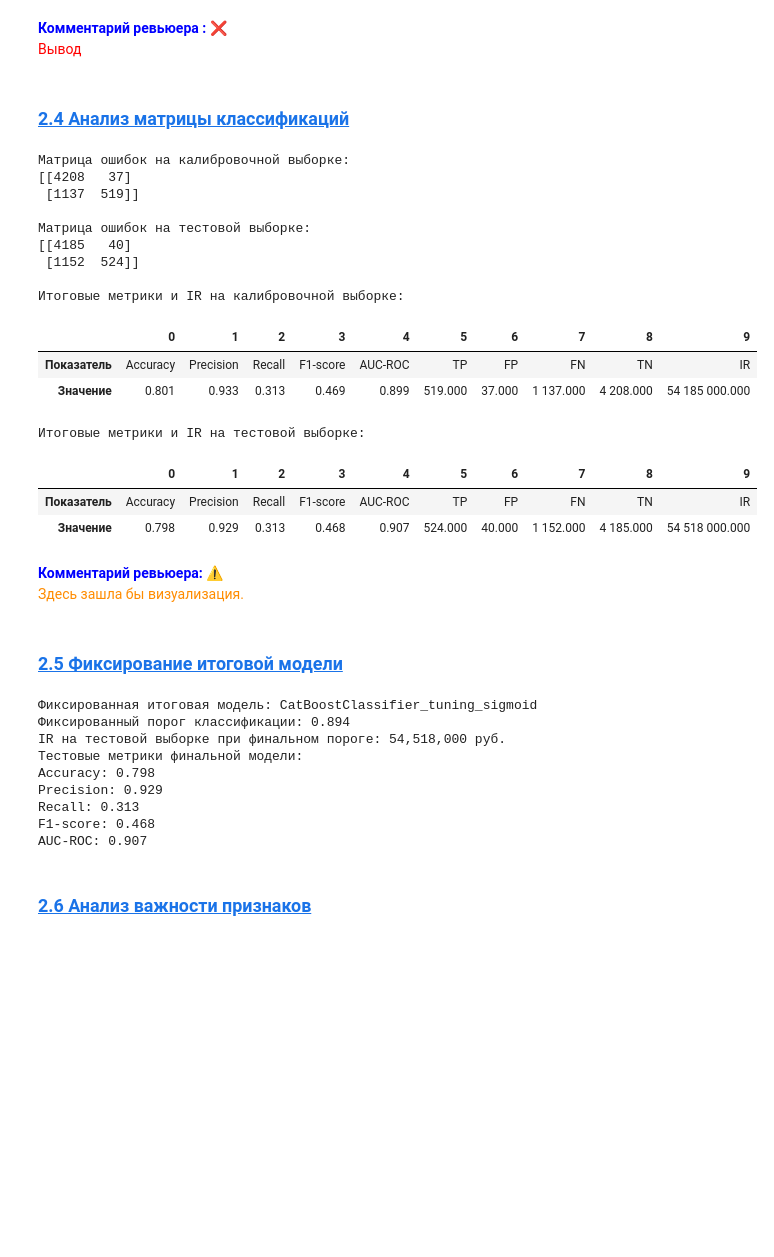
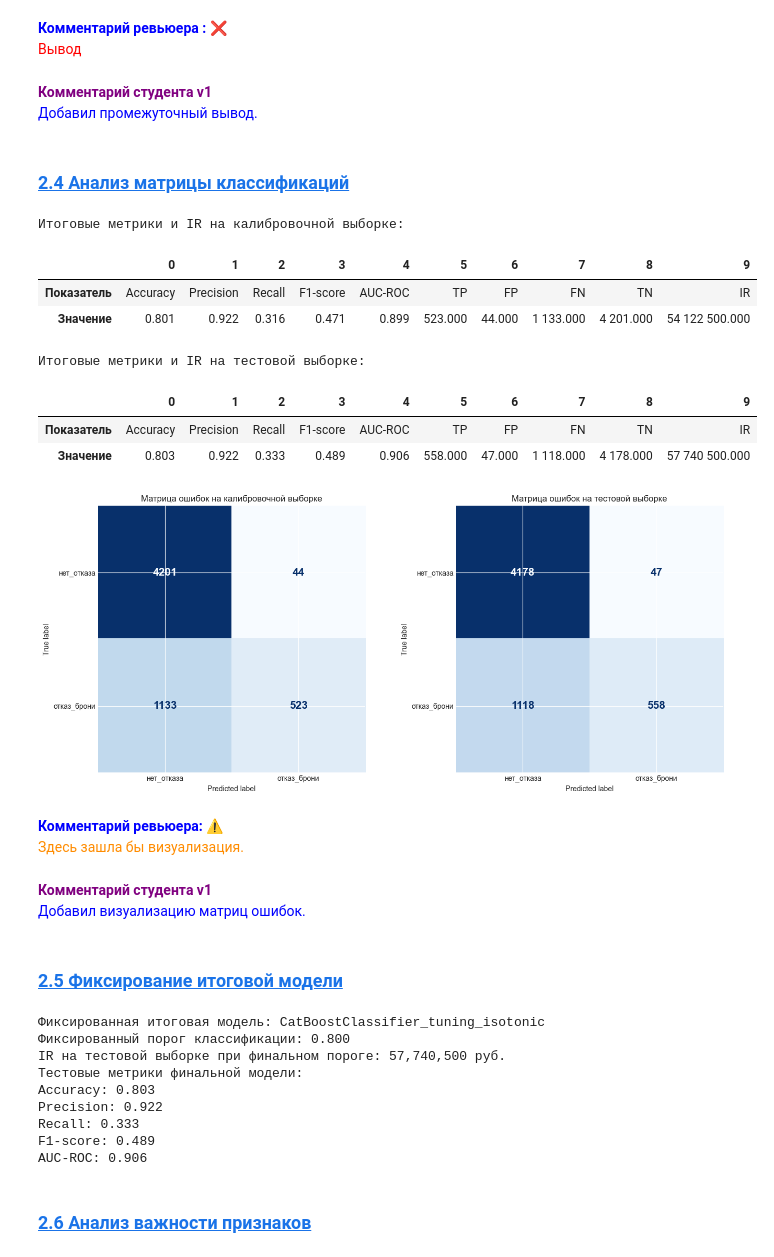
Before and after one commit to MEYakunin/Sprint17_Booking_Cancellation_Predict, a Jupyter notebook: Sprint17_Booking_Cancellation_Predict_ver_1.ipynb, the cells around one changed output. Cells and saved outputs as stored; diff of their text form; code cells hidden in the pictures; blank space fills up the shorter version.

```diff
--- a/Sprint17_Booking_Cancellation_Predict_ver_1.ipynb
+++ b/Sprint17_Booking_Cancellation_Predict_ver_1.ipynb
@@ -1470,7 +1472,7 @@ MODEL_CONFIGS = {
     'LGBMClassifier': {
         'class': lightgbm_base,
         'suggest': lambda t: {
-            'n_estimators': t.suggest_int('n_estimators', 100, 1500),
+            'n_estimators': t.suggest_int('n_estimators', 100, 1000),
             'learning_rate': t.suggest_float('learning_rate', 0.01, 0.1, log=True),
             'num_leaves': t.suggest_int('num_leaves', 20, 200),
             'max_depth': t.suggest_int('max_depth', 3, 10),
@@ -1484,7 +1486,7 @@ MODEL_CONFIGS = {
     'CatBoostClassifier': {
         'class': catboost_base,
         'suggest': lambda t: {
-            'iterations': t.suggest_int('iterations', 100, 1500),
+            'iterations': t.suggest_int('iterations', 100, 1000),
             'learning_rate': t.suggest_float('learning_rate', 0.01, 0.1, log=True),
             'depth': t.suggest_int('depth', 3, 10),
             'l2_leaf_reg': t.suggest_float('l2_leaf_reg', 1, 15, log=True),
@@ -1543,7 +1545,7 @@ for name in MODEL_CONFIGS:
     )
     study.optimize(
         lambda trial, n=name: objective(trial, n, X_train, y_train),
-        n_trials=15,
+        n_trials=10,
         n_jobs=-1,
         show_progress_bar=False
     )
@@ -1823,6 +1814,6 @@ display(calibrated_metrics[calibrated_metrics['Модель'] == best_calibrated
 # %%
 # Поиск оптимального порога классификации на калибровочной выборке
-thresholds = np.linspace(0.05, 1, num=100)
+thresholds = np.linspace(0.05, 0.99, num=100)
 threshold_results = []
 
 for threshold in thresholds:
@@ -1836,9 +1827,9 @@ for threshold in thresholds:
         'FN': fn,
         'TN': tn,
         'Accuracy': accuracy_score(y_cal, y_pred_threshold),
-        'Precision': precision_score(y_cal, y_pred_threshold),
-        'Recall': recall_score(y_cal, y_pred_threshold),
-        'F1-score': f1_score(y_cal, y_pred_threshold),
+        'Precision': precision_score(y_cal, y_pred_threshold, zero_division=0),
+        'Recall': recall_score(y_cal, y_pred_threshold, zero_division=0),
+        'F1-score': f1_score(y_cal, y_pred_threshold, zero_division=0),
         'IR': calculate_ir(y_cal, y_pred_threshold),
         'flagged_share': y_pred_threshold.mean()
     })
@@ -1864,6 +1858,9 @@ threshold_df = pd.DataFrame(threshold_results)
 # %%
 # Сортируем по Incremental Revenue для выбора порога
-threshold_df = threshold_df[threshold_df['flagged_share'] <= 0.1]
+threshold_df = threshold_df[
+    (threshold_df['flagged_share'] >= 0.05) &
+    (threshold_df['flagged_share'] <= 0.1)
+].sort_values('IR', ascending=False).reset_index(drop=True)
 threshold_df = threshold_df.sort_values('IR', ascending=False).reset_index(drop=True)
 
 best_threshold = threshold_df.iloc[0]['threshold']
@@ -1896,6 +1903,9 @@ best_calibrated_predictions = (best_calibrated_proba >= best_calibrated_threshol
 # %% [markdown]
 <font color='blue'><b>Комментарий ревьюера : </b></font> ❌\
 <font color='red'> Вывод </font>
+# %% [markdown]
+<span style="color: purple; font-weight: bold">Комментарий студента v1</span>
+<span style="color: blue"><br>Добавил промежуточный вывод.</span>
 # %% [markdown]
 ### [2.4 Анализ матрицы классификаций <a id=2_4></a>](#content)
 # %%
@@ -1953,51 +1963,60 @@ test_summary = pd.DataFrame(
             test_metrics['FP'],
             test_metrics['FN'],
             test_metrics['TN'],
             test_ir
         ]
     }
 )
 
-print('Матрица ошибок на калибровочной выборке:')
-print(calib_confusion)
-print('\nМатрица ошибок на тестовой выборке:')
-print(test_confusion)
-
 print('\nИтоговые метрики и IR на калибровочной выборке:')
 display(calib_summary.T)
 
 print('\nИтоговые метрики и IR на тестовой выборке:')
 display(test_summary.T)
+
+# Визуализация матриц ошибок на калибровочной и тестовой выборках
+from sklearn.metrics import ConfusionMatrixDisplay
+
+fig, axes = plt.subplots(1, 2, figsize=(14, 6))
+
+ConfusionMatrixDisplay(
+    calib_confusion, display_labels=['нет_отказа', 'отказ_брони']
+).plot(ax=axes[0], cmap='Blues', colorbar=False, text_kw={'fontsize': 15, 'fontweight': 'bold'})
+axes[0].set_title('Матрица ошибок на калибровочной выборке')
+
+ConfusionMatrixDisplay(
+    test_confusion, display_labels=['нет_отказа', 'отказ_брони']
+).plot(ax=axes[1], cmap='Blues', colorbar=False, text_kw={'fontsize': 15, 'fontweight': 'bold'})
+axes[1].set_title('Матрица ошибок на тестовой выборке')
+
+plt.tight_layout()
+plt.show()
 
 # Подготовка отдельных переменных для дальнейшей работы
 calib_confusion_matrix = calib_confusion
 test_confusion_matrix = test_confusion
 calib_ir_value = calib_ir
 test_ir_value = test_ir
 
 # Сохранение предсказаний для последующего использования
 calib_predictions_for_report = calib_predictions
 test_predictions_for_report = test_predictions
 # %% [output]
-Матрица ошибок на калибровочной выборке:
-[[4208   37]
- [1137  519]]
-
-Матрица ошибок на тестовой выборке:
-[[4185   40]
- [1152  524]]
-
 Итоговые метрики и IR на калибровочной выборке:
 |  | 0 | 1 | 2 | 3 | 4 | 5 | 6 | 7 | 8 | 9 |
 | Показатель | Accuracy | Precision | Recall | F1-score | AUC-ROC | TP | FP | FN | TN | IR |
-| Значение | 0.801 | 0.933 | 0.313 | 0.469 | 0.899 | 519.000 | 37.000 | 1 137.000 | 4 208.000 | 54 185 000.000 |
+| Значение | 0.801 | 0.922 | 0.316 | 0.471 | 0.899 | 523.000 | 44.000 | 1 133.000 | 4 201.000 | 54 122 500.000 |
 Итоговые метрики и IR на тестовой выборке:
 |  | 0 | 1 | 2 | 3 | 4 | 5 | 6 | 7 | 8 | 9 |
 | Показатель | Accuracy | Precision | Recall | F1-score | AUC-ROC | TP | FP | FN | TN | IR |
-| Значение | 0.798 | 0.929 | 0.313 | 0.468 | 0.907 | 524.000 | 40.000 | 1 152.000 | 4 185.000 | 54 518 000.000 |
+| Значение | 0.803 | 0.922 | 0.333 | 0.489 | 0.906 | 558.000 | 47.000 | 1 118.000 | 4 178.000 | 57 740 500.000 |
+[figure, added]
 # %% [markdown]
 <font color='blue'><b>Комментарий ревьюера: </b></font> ⚠️\
 <font color='darkorange'> Здесь зашла бы визуализация.</font>
+# %% [markdown]
+<span style="color: purple; font-weight: bold">Комментарий студента v1</span>
+<span style="color: blue"><br>Добавил визуализацию матриц ошибок.</span>
 # %% [markdown]
 ### [2.5 Фиксирование итоговой модели <a id=2_5></a>](#content)
 # %%
@@ -2031,15 +2050,15 @@ for key, value in final_test_metrics.items():
     if isinstance(value, (int, float)):
         print(f'{key}: {value:.3f}')
 # %% [output]
-Фиксированная итоговая модель: CatBoostClassifier_tuning_sigmoid
-Фиксированный порог классификации: 0.894
-IR на тестовой выборке при финальном пороге: 54,518,000 руб.
+Фиксированная итоговая модель: CatBoostClassifier_tuning_isotonic
+Фиксированный порог классификации: 0.800
+IR на тестовой выборке при финальном пороге: 57,740,500 руб.
 Тестовые метрики финальной модели:
-Accuracy: 0.798
-Precision: 0.929
-Recall: 0.313
-F1-score: 0.468
-AUC-ROC: 0.907
+Accuracy: 0.803
+Precision: 0.922
+Recall: 0.333
+F1-score: 0.489
+AUC-ROC: 0.906
 # %% [markdown]
 ### [2.6 Анализ важности признаков <a id=2_6></a>](#content)
 # %%
```
Also changed, not shown: parts of 24 cells of this notebook, 4 other files.
